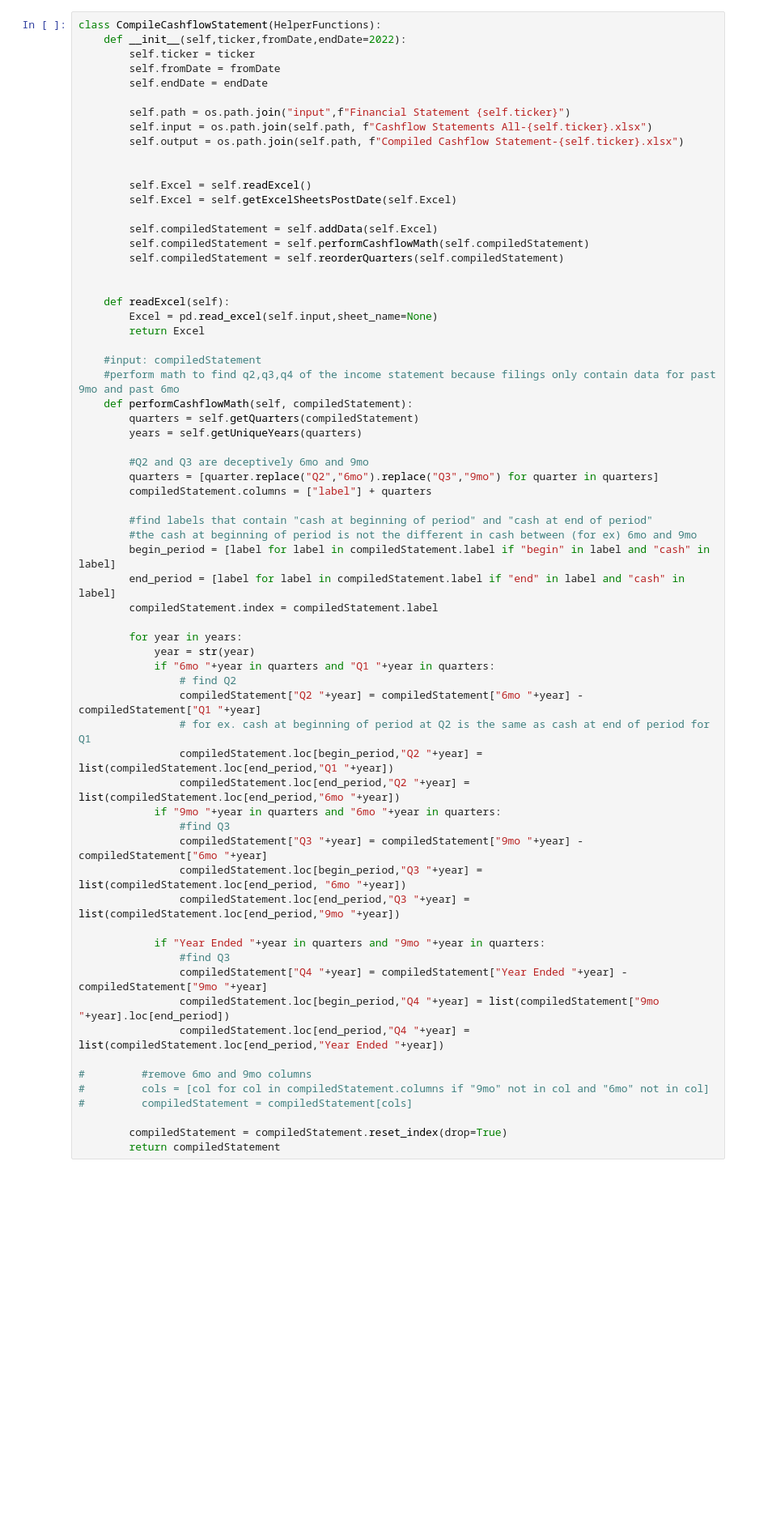
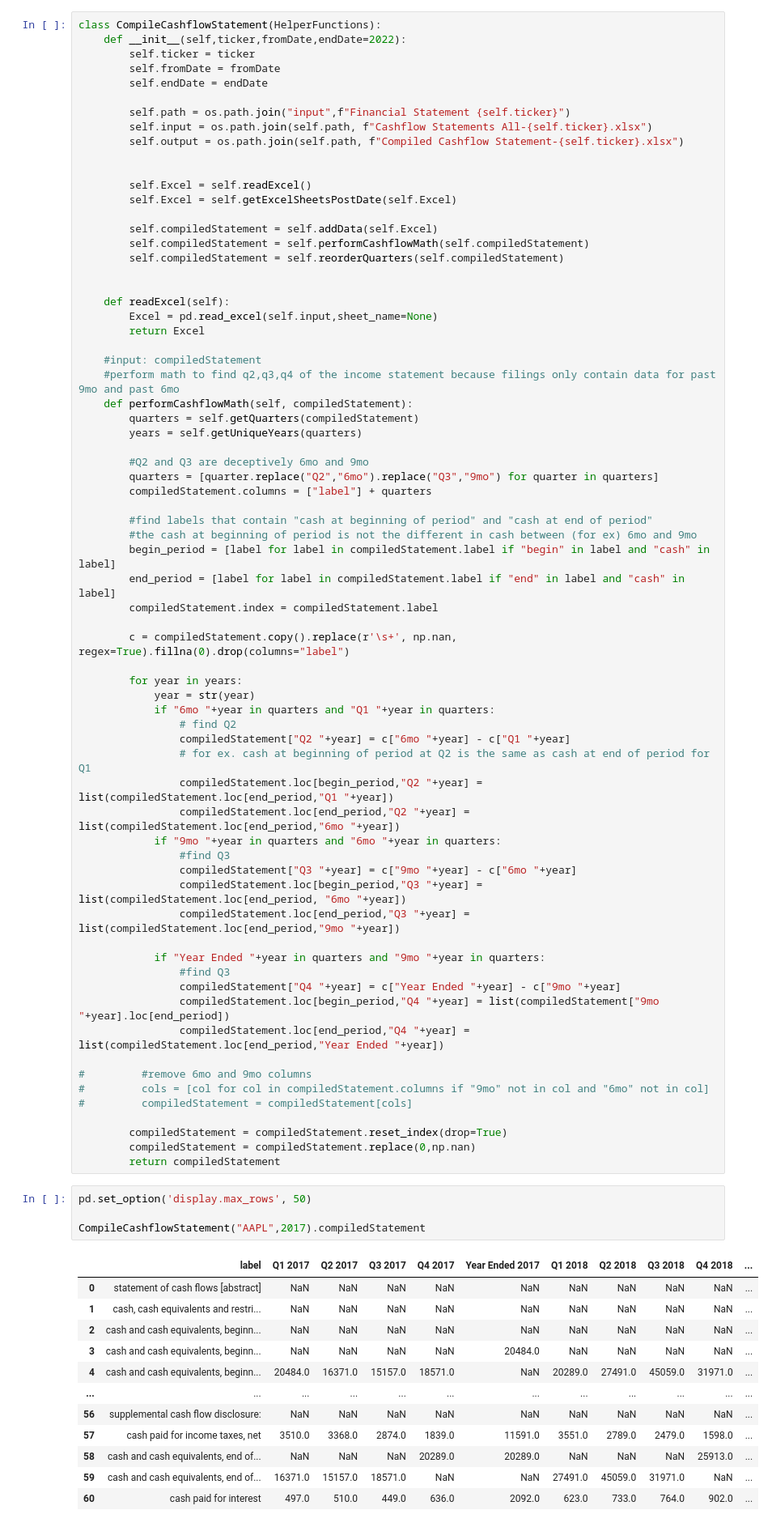
Before and after one commit to Julia-Susser/Financial-Statements, a Jupyter notebook: parse via matching labels iteratively.ipynb, the cells around one changed output. Shown: that part at 81% size. Drawn from its saved outputs; the diff is of its cells as text; blank space fills up the shorter version.

Commit message:
manual calculations for aapl

```diff
--- a/parse via matching labels iteratively.ipynb
+++ b/parse via matching labels iteratively.ipynb
@@ -249,23 +252,25 @@ class CompileCashflowStatement(HelperFunctions):
         end_period = [label for label in compiledStatement.label if "end" in label and "cash" in label]
         compiledStatement.index = compiledStatement.label
 
+        c = compiledStatement.copy().replace(r'\s+', np.nan, regex=True).fillna(0).drop(columns="label")
+
         for year in years:
             year = str(year)
             if "6mo "+year in quarters and "Q1 "+year in quarters:
                 # find Q2
-                compiledStatement["Q2 "+year] = compiledStatement["6mo "+year] - compiledStatement["Q1 "+year]
+                compiledStatement["Q2 "+year] = c["6mo "+year] - c["Q1 "+year]
                 # for ex. cash at beginning of period at Q2 is the same as cash at end of period for Q1
                 compiledStatement.loc[begin_period,"Q2 "+year] = list(compiledStatement.loc[end_period,"Q1 "+year])
                 compiledStatement.loc[end_period,"Q2 "+year] = list(compiledStatement.loc[end_period,"6mo "+year])
             if "9mo "+year in quarters and "6mo "+year in quarters:
                 #find Q3
-                compiledStatement["Q3 "+year] = compiledStatement["9mo "+year] - compiledStatement["6mo "+year]
+                compiledStatement["Q3 "+year] = c["9mo "+year] - c["6mo "+year]
                 compiledStatement.loc[begin_period,"Q3 "+year] = list(compiledStatement.loc[end_period, "6mo "+year])
                 compiledStatement.loc[end_period,"Q3 "+year] = list(compiledStatement.loc[end_period,"9mo "+year])
 
             if "Year Ended "+year in quarters and "9mo "+year in quarters:
                 #find Q3
-                compiledStatement["Q4 "+year] = compiledStatement["Year Ended "+year] - compiledStatement["9mo "+year]
+                compiledStatement["Q4 "+year] = c["Year Ended "+year] - c["9mo "+year]
                 compiledStatement.loc[begin_period,"Q4 "+year] = list(compiledStatement["9mo "+year].loc[end_period])
                 compiledStatement.loc[end_period,"Q4 "+year] = list(compiledStatement.loc[end_period,"Year Ended "+year])
 
@@ -274,4 +279,22 @@ class CompileCashflowStatement(HelperFunctions):
 #         compiledStatement = compiledStatement[cols]
 
         compiledStatement = compiledStatement.reset_index(drop=True)
+        compiledStatement = compiledStatement.replace(0,np.nan)
         return compiledStatement
+# %%
+pd.set_option('display.max_rows', 50)
+
+CompileCashflowStatement("AAPL",2017).compiledStatement
+# %% [output]
+|  | label | Q1 2017 | Q2 2017 | Q3 2017 | Q4 2017 | Year Ended 2017 | Q1 2018 | Q2 2018 | Q3 2018 | Q4 2018 | ... |
+| 0 | statement of cash flows [abstract] | NaN | NaN | NaN | NaN | NaN | NaN | NaN | NaN | NaN | ... |
+| 1 | cash, cash equivalents and restri... | NaN | NaN | NaN | NaN | NaN | NaN | NaN | NaN | NaN | ... |
+| 2 | cash and cash equivalents, beginn... | NaN | NaN | NaN | NaN | NaN | NaN | NaN | NaN | NaN | ... |
+| 3 | cash and cash equivalents, beginn... | NaN | NaN | NaN | NaN | 20484.0 | NaN | NaN | NaN | NaN | ... |
+| 4 | cash and cash equivalents, beginn... | 20484.0 | 16371.0 | 15157.0 | 18571.0 | NaN | 20289.0 | 27491.0 | 45059.0 | 31971.0 | ... |
+| ... | ... | ... | ... | ... | ... | ... | ... | ... | ... | ... | ... |
+| 56 | supplemental cash flow disclosure: | NaN | NaN | NaN | NaN | NaN | NaN | NaN | NaN | NaN | ... |
+| 57 | cash paid for income taxes, net | 3510.0 | 3368.0 | 2874.0 | 1839.0 | 11591.0 | 3551.0 | 2789.0 | 2479.0 | 1598.0 | ... |
+| 58 | cash and cash equivalents, end of... | NaN | NaN | NaN | 20289.0 | 20289.0 | NaN | NaN | NaN | 25913.0 | ... |
+| 59 | cash and cash equivalents, end of... | 16371.0 | 15157.0 | 18571.0 | NaN | NaN | 27491.0 | 45059.0 | 31971.0 | NaN | ... |
+| 60 | cash paid for interest | 497.0 | 510.0 | 449.0 | 636.0 | 2092.0 | 623.0 | 733.0 | 764.0 | 902.0 | ... |
```
Also changed, not shown: parts of 6 cells of this notebook, 8 other files.
